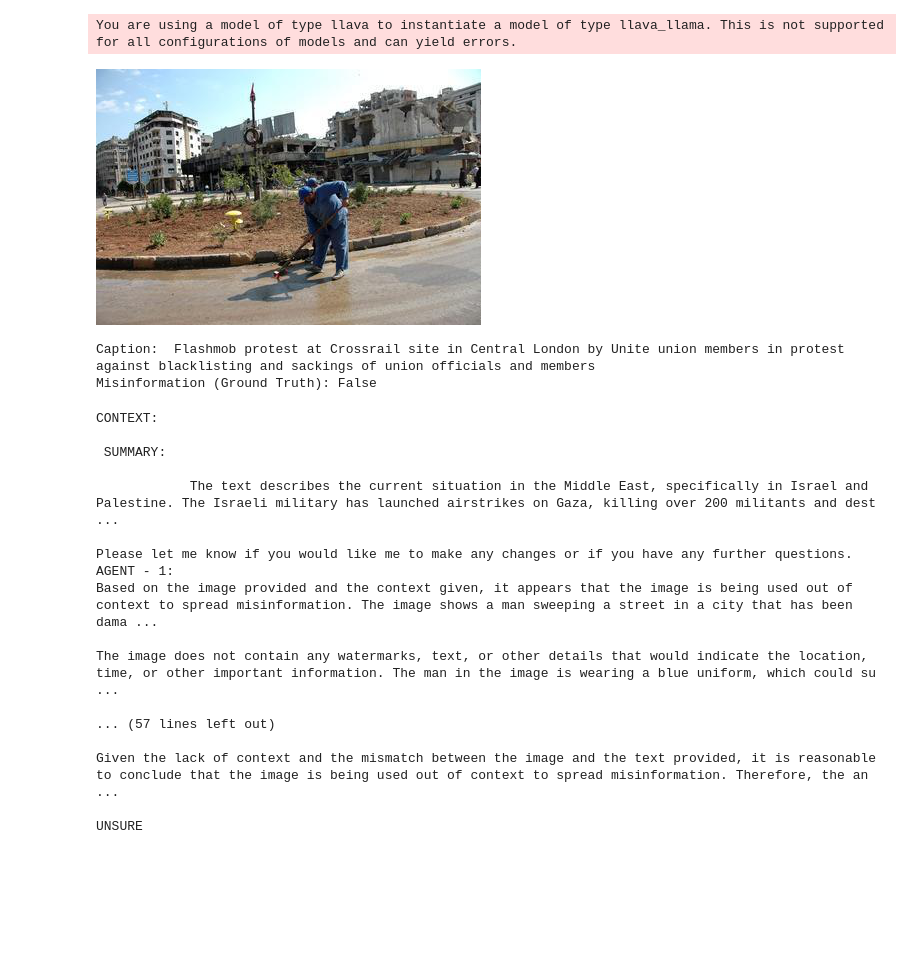
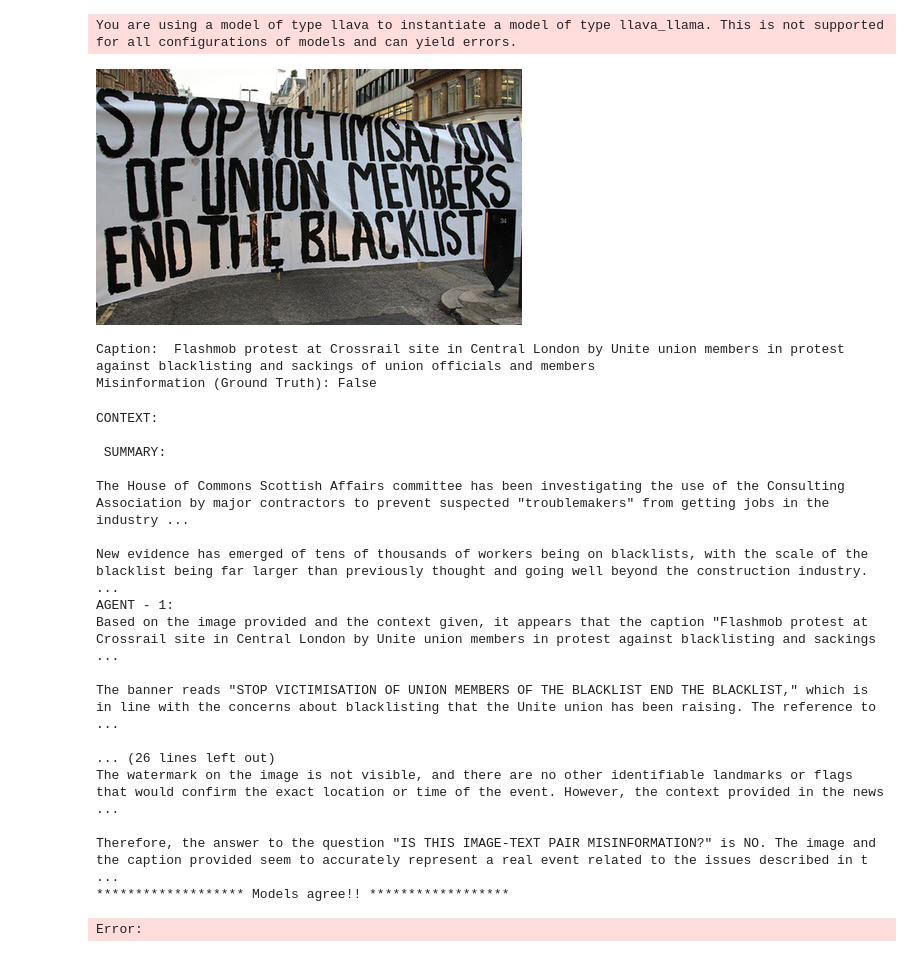
Before and after one commit to kumudlakara/MAD_Sherlock, a Jupyter notebook: experiments/exp14_debating_llava_adv_2.ipynb, the cells around one changed output. Cells and saved outputs as stored; diff of their text form; code cells hidden in the pictures; blank space fills up the shorter version.

Commit message:
change prompt to avoid confusion between caption and summary and add early stopping

```diff
--- a/experiments/exp14_debating_llava_adv_2.ipynb
+++ b/experiments/exp14_debating_llava_adv_2.ipynb
@@ -44,35 +44,35 @@ elif "mistral" in model_name.lower():
 elif "v1.6-34b" in model_name.lower():
     conv_mode = "chatml_direct"
 elif "v1" in model_name.lower():
     conv_mode = "llava_v1"
 elif "mpt" in model_name.lower():
     conv_mode = "mpt"
 else:
     conv_mode = "llava_v0"
 
 conv = []
 roles = []
 
 for i in range(num_models):
     conv.append(conv_templates[conv_mode].copy())
     if "mpt" in model_name.lower():
         roles.append(('user', 'assistant'))
     else:
         roles.append(conv[i].roles)
 
-image, caption, img_path, annotation = get_data(7)
+image, caption, img_path, annotation = get_data(0)
 display(image)
 show_data(0)
 image_size = image.size
 
 # Similar operation in model_worker.py
 image_tensor = process_images([image], models[0]['image_processor'], models[0]['model'].config)
 if type(image_tensor) is list:
     image_tensor = [image.to(models[0]['model'].device, dtype=torch.float16) for image in image_tensor]
 else:
     image_tensor = image_tensor.to(models[0]['model'].device, dtype=torch.float16)
 # %% [output]
-[figure, old version]
+[figure, new version]
 Caption:  Flashmob protest at Crossrail site in Central London by Unite union members in protest against blacklisting and sackings of union officials and members
 Misinformation (Ground Truth): False
 # %%
@@ -153,32 +153,36 @@ for round in range(num_rounds+1):
         conv[i].messages[-1][-1] = outputs
         if i == 0 and round == 0:
             temp = outputs
-        if round == num_rounds-1:
+        #if round == num_rounds-1:
             #final answer from the model
-            if "YES" in outputs:
-                model_responses[i]["falsified"] = True
-                model_responses[i]["output"] = outputs
-            elif "NO" in outputs:
-                model_responses[i]["falsified"] = False
-                model_responses[i]["output"] = outputs
-            elif "UNSURE" in outputs:
-                model_responses[i]["falsified"] = "Unsure"
-                model_responses[i]["output"] = outputs
+        if "YES" in outputs or "yes" in outputs or "Yes" in outputs:
+            model_responses[i]["falsified"] = True
+            model_responses[i]["output"] = outputs
+        elif "NO" in outputs or "no" in outputs or "No" in outputs:
+            model_responses[i]["falsified"] = False
+            model_responses[i]["output"] = outputs
+        elif "UNSURE" in outputs:
+            model_responses[i]["falsified"] = "Unsure"
+            model_responses[i]["output"] = outputs
+    if model_responses[0]['falsified'] == model_responses[1]['falsified'] and round != 0:
+        print("******************* Models agree!! ******************")
+        break
 # %% [output]
 CONTEXT:
 
  SUMMARY:
 
-            The text describes the current situation in the Middle East, specifically in Israel and Palestine. The Israeli military has launched airstrikes on Gaza, killing over 200 militants and dest ...
+The House of Commons Scottish Affairs committee has been investigating the use of the Consulting Association by major contractors to prevent suspected "troublemakers" from getting jobs in the industry ...
 
-Please let me know if you would like me to make any changes or if you have any further questions.
+New evidence has emerged of tens of thousands of workers being on blacklists, with the scale of the blacklist being far larger than previously thought and going well beyond the construction industry.  ...
 AGENT - 1:
-Based on the image provided and the context given, it appears that the image is being used out of context to spread misinformation. The image shows a man sweeping a street in a city that has been dama ...
+Based on the image provided and the context given, it appears that the caption "Flashmob protest at Crossrail site in Central London by Unite union members in protest against blacklisting and sackings ...
 
-The image does not contain any watermarks, text, or other details that would indicate the location, time, or other important information. The man in the image is wearing a blue uniform, which could su ...
+The banner reads "STOP VICTIMISATION OF UNION MEMBERS OF THE BLACKLIST END THE BLACKLIST," which is in line with the concerns about blacklisting that the Unite union has been raising. The reference to ...
 
-... (57 lines left out)
+... (26 lines left out)
+The watermark on the image is not visible, and there are no other identifiable landmarks or flags that would confirm the exact location or time of the event. However, the context provided in the news  ...
 
-Given the lack of context and the mismatch between the image and the text provided, it is reasonable to conclude that the image is being used out of context to spread misinformation. Therefore, the an ...
-
-UNSURE
+Therefore, the answer to the question "IS THIS IMAGE-TEXT PAIR MISINFORMATION?" is NO. The image and the caption provided seem to accurately represent a real event related to the issues described in t ...
+******************* Models agree!! ******************
+Error:
```
Also changed, not shown: parts of 1 cell of this notebook, 2 other files.
